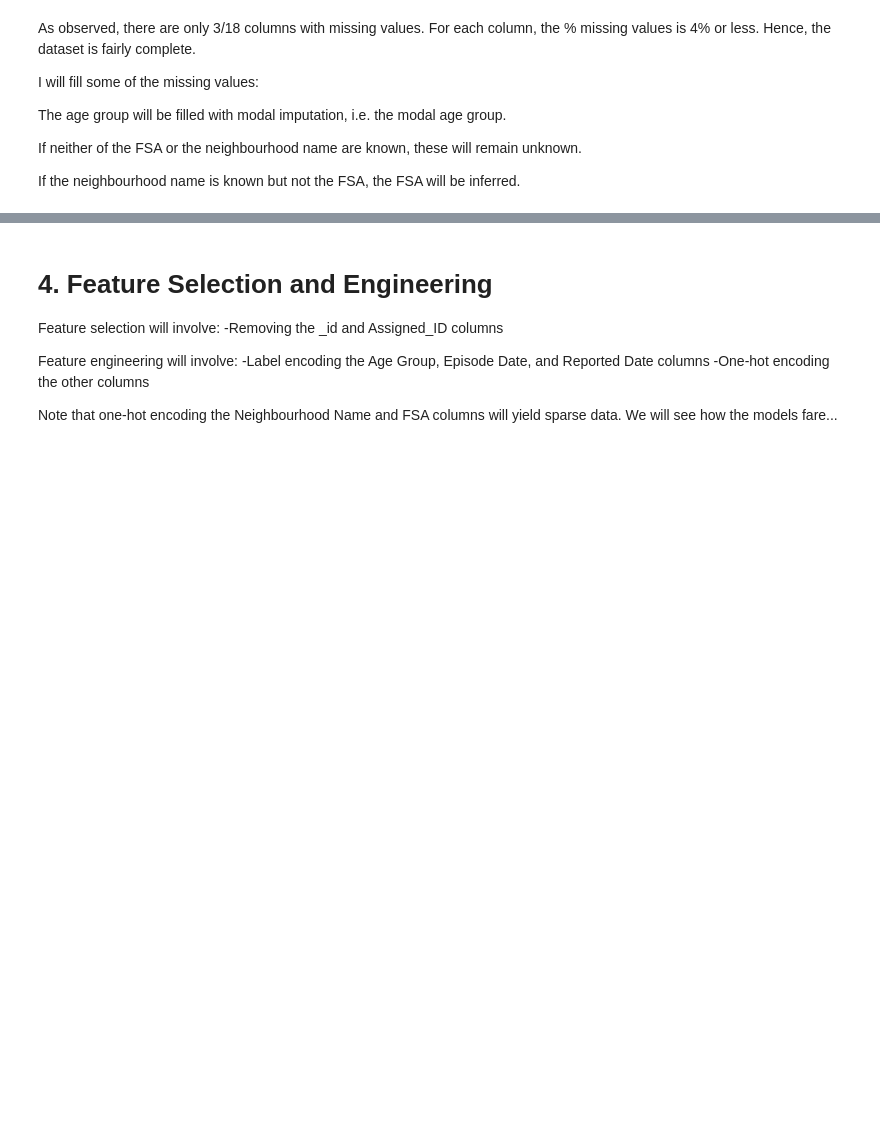
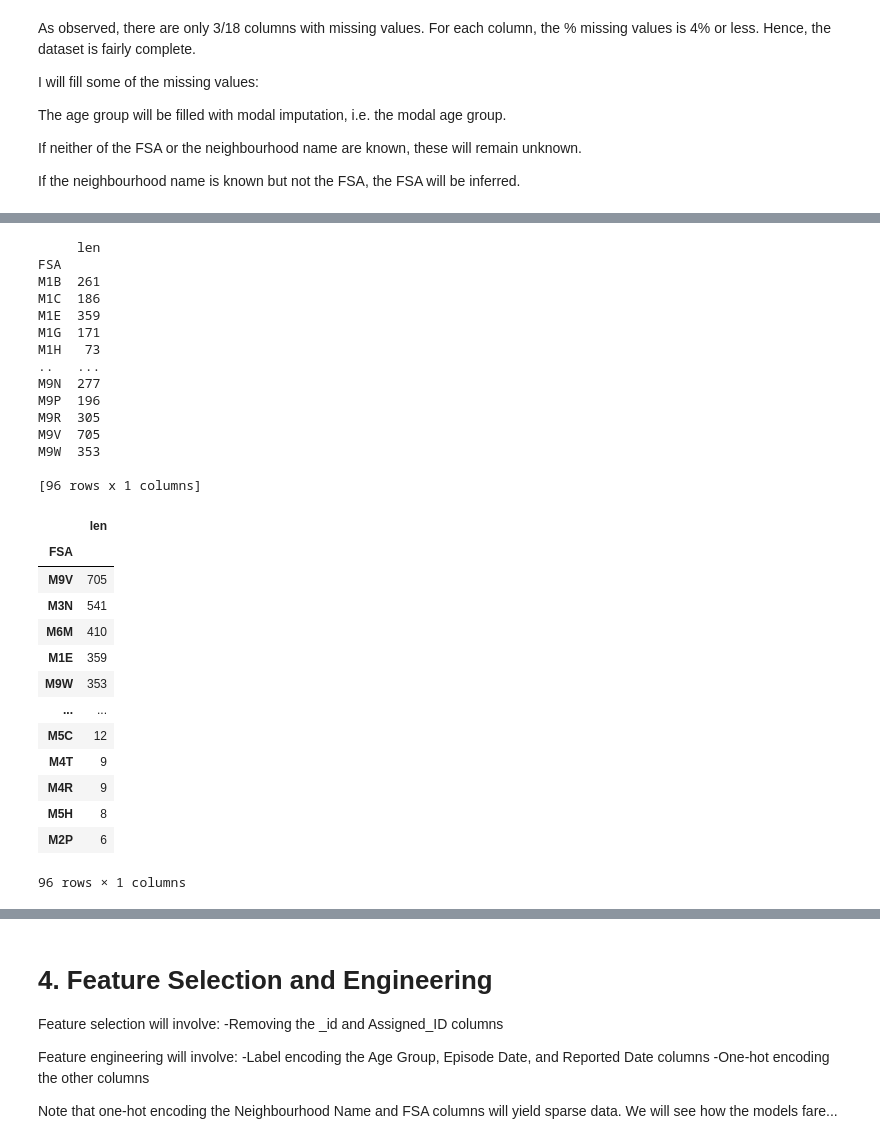
Before and after one commit to adrienne-siu/toronto_covid-19_cases_project, a Jupyter notebook: toronto_covid_notebook.ipynb, the cells around one changed output, grey strips where cells are left out. Saved outputs shown, nothing was run; the diff lists cells and outputs as text; code cells hidden in the pictures; blank space fills up the shorter version.

```diff
--- a/toronto_covid_notebook.ipynb
+++ b/toronto_covid_notebook.ipynb
@@ -254,0 +300,35 @@ for i in data.index:
+# %%
+# Modal FSA
+fsa_group_data = data.groupby(['FSA'])['Outbreak Associated'].agg([len])
+print(fsa_group_data)
+fsa_group_data.sort_values(by='len', ascending=False)
+# %% [output]
+     len
+FSA
+M1B  261
+M1C  186
+M1E  359
+M1G  171
+M1H   73
+..   ...
+M9N  277
+M9P  196
+M9R  305
+M9V  705
+M9W  353
+
+[96 rows x 1 columns]
+|  | len |
+| FSA |  |
+| M9V | 705 |
+| M3N | 541 |
+| M6M | 410 |
+| M1E | 359 |
+| M9W | 353 |
+| ... | ... |
+| M5C | 12 |
+| M4T | 9 |
+| M4R | 9 |
+| M5H | 8 |
+| M2P | 6 |
+96 rows × 1 columns
```
Also changed, not shown: parts of 7 cells of this notebook.
